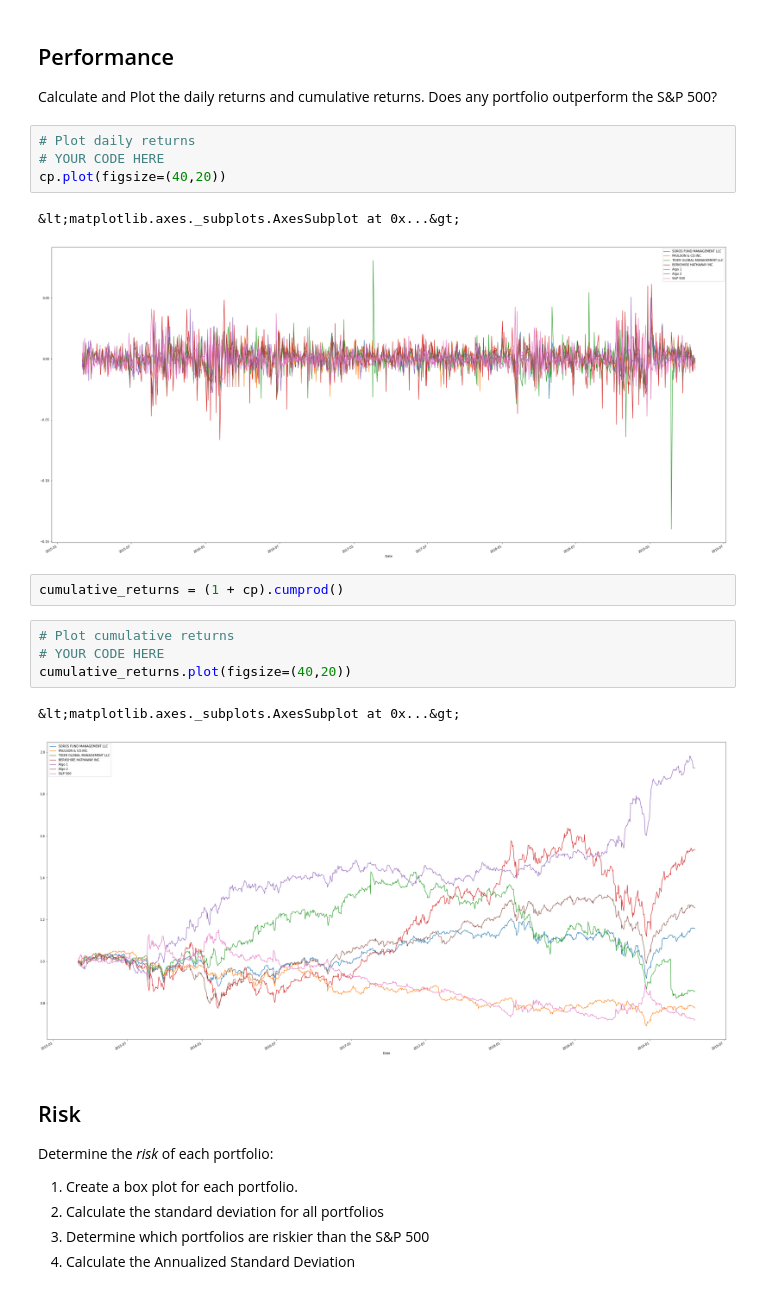
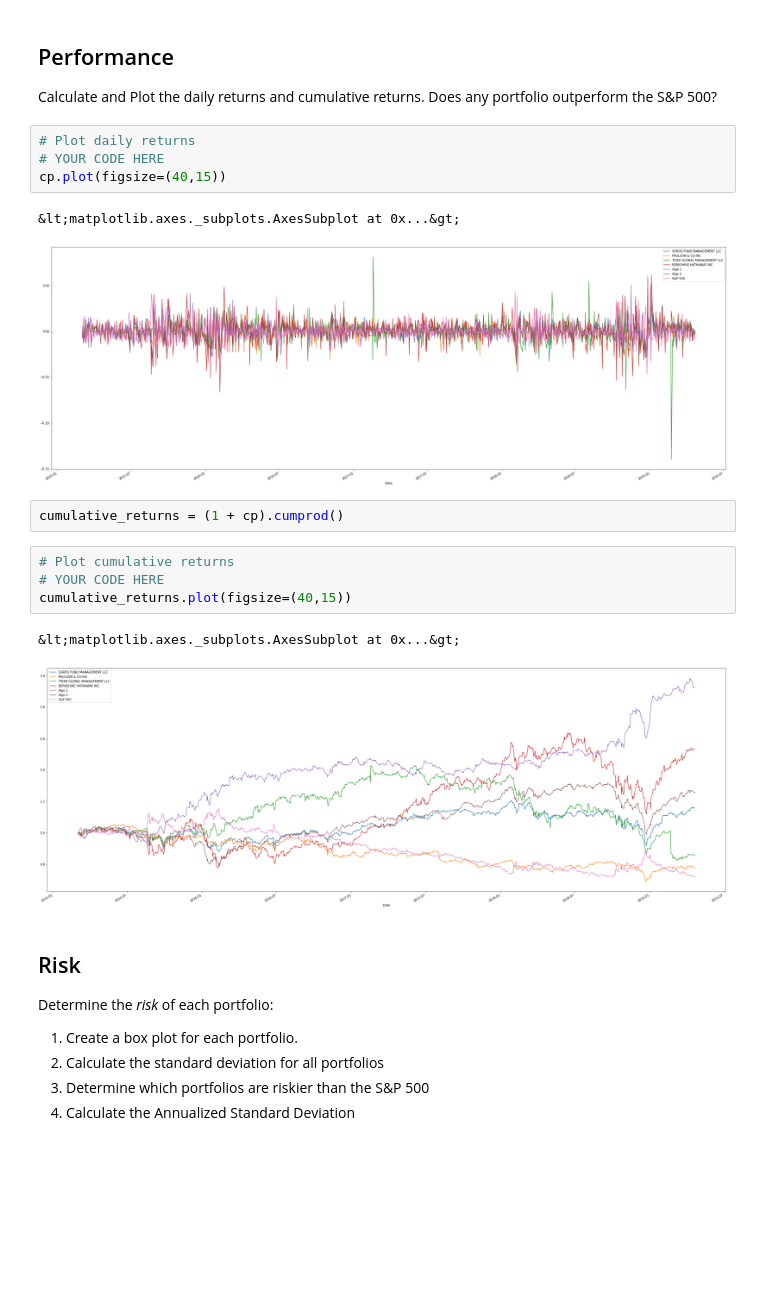
Before and after one commit to lanre00/FinTech, a Jupyter notebook: Homework/04-Pandas/HOMEWORK.ipynb, the cells around one changed output. Drawn from its saved outputs; the diff is of its cells as text; blank space fills up the shorter version.

```diff
--- a/Homework/04-Pandas/HOMEWORK.ipynb
+++ b/Homework/04-Pandas/HOMEWORK.ipynb
@@ -186,19 +186,19 @@ Calculate and Plot the daily returns and cumulative returns. Does any portfolio
 # %%
 # Plot daily returns
 # YOUR CODE HERE
-cp.plot(figsize=(40,20))
+cp.plot(figsize=(40,15))
 # %% [output]
 &lt;matplotlib.axes._subplots.AxesSubplot at 0x...&gt;
-[figure, old version]
+[figure, new version]
 # %%
 cumulative_returns = (1 + cp).cumprod()
 # %%
 # Plot cumulative returns
 # YOUR CODE HERE
-cumulative_returns.plot(figsize=(40,20))
+cumulative_returns.plot(figsize=(40,15))
 # %% [output]
 &lt;matplotlib.axes._subplots.AxesSubplot at 0x...&gt;
-[figure, old version]
+[figure, new version]
 # %% [markdown]
 ## Risk
 
```
Also changed, not shown: parts of 19 cells of this notebook.
